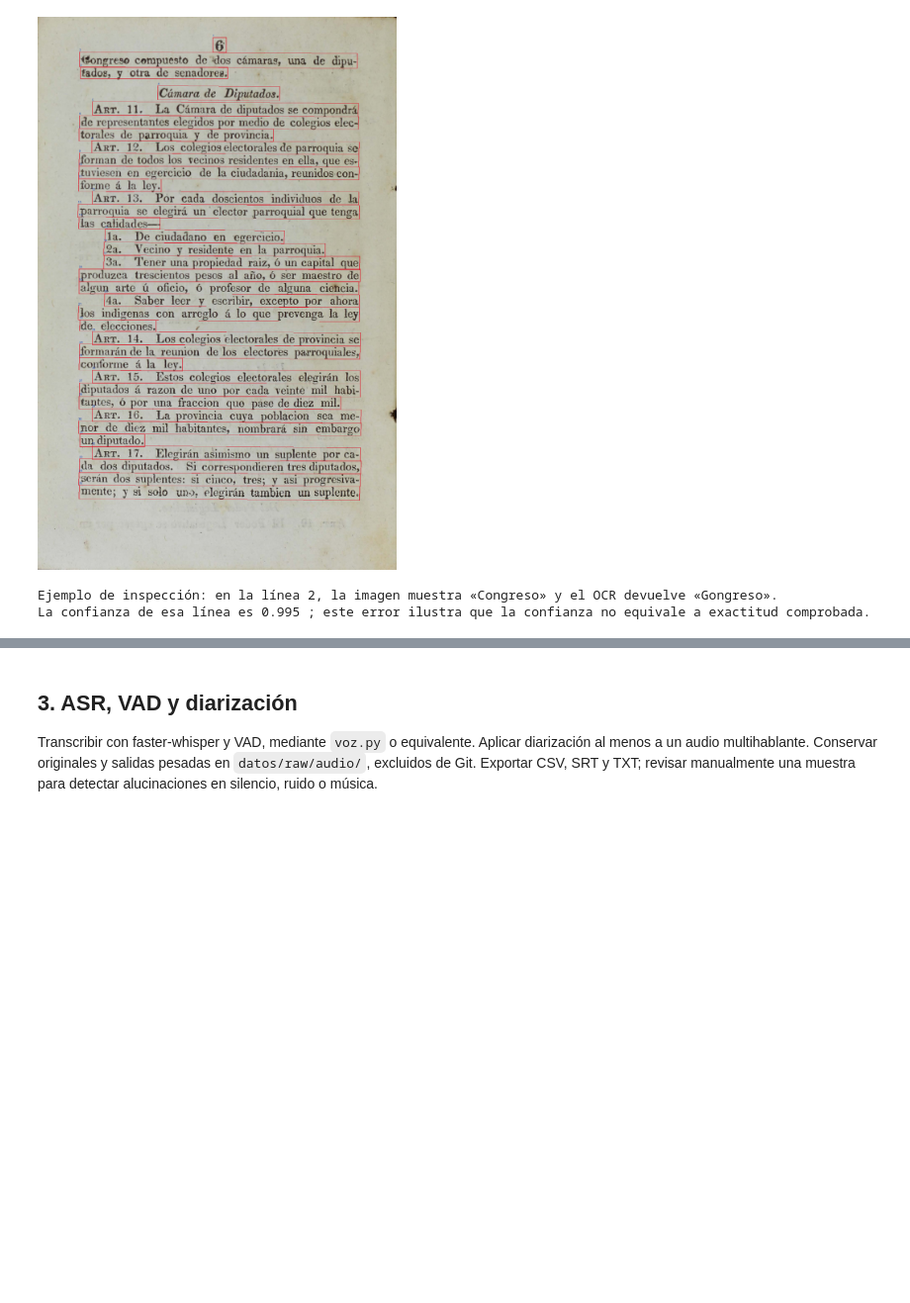
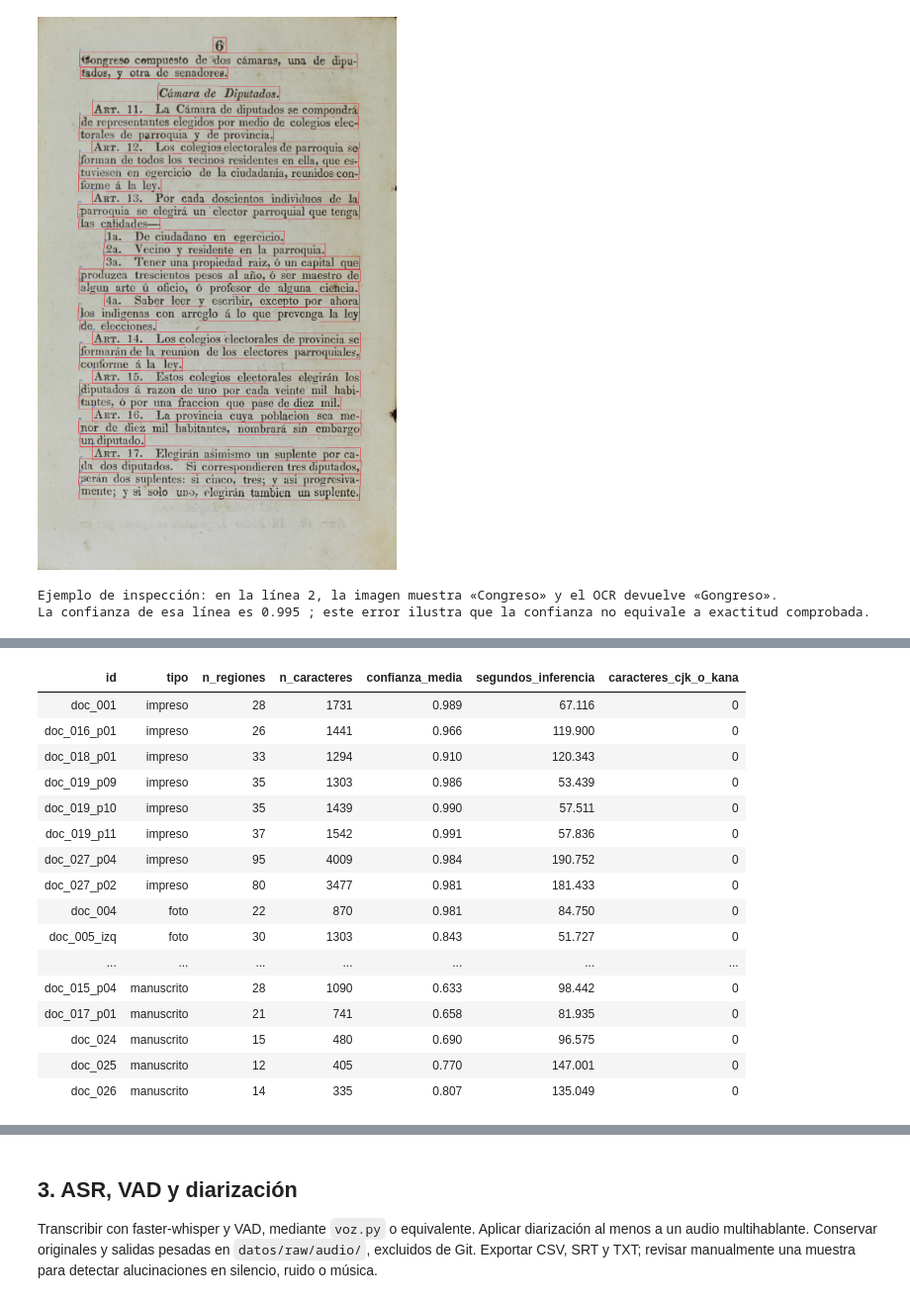
Before and after one commit to bocchienjoyer/python_intermedio, a Jupyter notebook: tarea_2/01_extraccion.ipynb, the cells around one changed output, grey strips where cells are left out. Shown at 99% size. Drawn from its saved outputs; the diff is of its cells as text; code cells hidden in the pictures; blank space fills up the shorter version.

Commit message:
ocr: procesar los 25 documentos con configuracion fija

```diff
--- a/tarea_2/01_extraccion.ipynb
+++ b/tarea_2/01_extraccion.ipynb
@@ -2204,0 +2361,84 @@ La confianza de esa línea es 0.995 ; este error ilustra que la confianza no equ
+# %%
+# Resumen de la inferencia: solo medidas e identificadores, sin texto no revisado.
+from pathlib import Path
+import json
+import csv
+import pandas as pd
+import unicodedata
+from IPython.display import display, HTML
+
+RAIZ = Path.cwd() if (Path.cwd() / "datos").is_dir() else Path.cwd() / "tarea_2"
+resumen_ocr = json.loads((RAIZ / "datos/raw/documentos/ocr_base/resumen.json").read_text(encoding="utf-8"))
+assert len(resumen_ocr) == 25 and len({f["id"] for f in resumen_ocr}) == 25
+tabla_ocr = pd.DataFrame(resumen_ocr)
+# Alerta de inspección, sin modificar los caracteres reconocidos.
+alertas_cjk = []
+for fila in resumen_ocr:
+    texto_crudo = (RAIZ / fila["carpeta_ocr"] / "texto.txt").read_text(encoding="utf-8")
+    alertas_cjk.append(sum(
+        any(etiqueta in unicodedata.name(c, "") for etiqueta in ["CJK", "HIRAGANA", "KATAKANA"])
+        for c in texto_crudo))
+tabla_ocr["caracteres_cjk_o_kana"] = alertas_cjk
+columnas_resumen = ["id", "tipo", "n_regiones", "n_caracteres", "confianza_media", "segundos_inferencia", "caracteres_cjk_o_kana"]
+display(HTML(tabla_ocr[columnas_resumen].to_html(index=False, float_format=lambda x: f"{x:.3f}")))
+por_tipo_ocr = tabla_ocr.groupby("tipo", sort=False).agg(
+    documentos=("id", "count"), regiones=("n_regiones", "sum"),
+    caracteres=("n_caracteres", "sum"), segundos_inferencia=("segundos_inferencia", "sum"))
+display(HTML(por_tipo_ocr.to_html(float_format=lambda x: f"{x:.2f}")))
+
+# El identificador de modelo confirma la inferencia, sin publicar texto no revisado.
+with (RAIZ / "datos/documentos.csv").open(encoding="utf-8", newline="") as archivo:
+    lector = csv.DictReader(archivo)
+    columnas = lector.fieldnames
+    documentos = list(lector)
+etiqueta_modelo = "PaddleOCR 3.7.0; PP-OCRv6_medium_det+PP-OCRv6_medium_rec; es; CPU; modelos/ocr_base.json"
+ids_procesados = set(tabla_ocr["id"])
+for fila in documentos:
+    if fila["id"] in ids_procesados:
+        fila["modelo_ocr"] = etiqueta_modelo
+with (RAIZ / "datos/documentos.csv").open("w", encoding="utf-8", newline="") as archivo:
+    escritor = csv.DictWriter(archivo, fieldnames=columnas, lineterminator="\n")
+    escritor.writeheader()
+    escritor.writerows(documentos)
+with (RAIZ / "datos/fuentes.csv").open(encoding="utf-8", newline="") as archivo:
+    lector = csv.DictReader(archivo)
+    columnas_fuentes = lector.fieldnames
+    fuentes = list(lector)
+por_id_ocr = {f["id"]: f for f in resumen_ocr}
+for fila in fuentes:
+    if fila["id"] in ids_procesados and fila["id"] != "doc_019_p10":
+        fila["seleccion"] = "ocr_crudo_generado"
+        fila["observaciones"] = (
+            f"Resultado OCR con configuración fija: {por_id_ocr[fila['id']]['n_regiones']} regiones. "
+            "Original, texto crudo, geometría y recortes conservados en datos/raw/documentos/ocr_base/. "
+            "Texto reservado para revisión y seudonimización antes de publicarlo.")
+with (RAIZ / "datos/fuentes.csv").open("w", encoding="utf-8", newline="") as archivo:
+    escritor = csv.DictWriter(archivo, fieldnames=columnas_fuentes, lineterminator="\n")
+    escritor.writeheader()
+    escritor.writerows(fuentes)
+print("Documentos con inferencia registrada:", len(tabla_ocr))
+print("Regiones reconocidas:", int(tabla_ocr["n_regiones"].sum()))
+print("Documentos sin regiones reconocidas:", int((tabla_ocr["n_regiones"] == 0).sum()))
+print("Referencias manuales: vacías; CER aún no calculado.")
+print("La confianza describe la salida del modelo; no se interpreta como exactitud ni reemplaza el CER.")
+print("Los textos crudos de los 24 documentos adicionales permanecen fuera de Git hasta su revisión.")
+
+print("Documentos con alerta CJK/kana:", int((tabla_ocr["caracteres_cjk_o_kana"] > 0).sum()))
+# %% [output]
+| id | tipo | n_regiones | n_caracteres | confianza_media | segundos_inferencia | caracteres_cjk_o_kana |
+| doc_001 | impreso | 28 | 1731 | 0.989 | 67.116 | 0 |
+| doc_016_p01 | impreso | 26 | 1441 | 0.966 | 119.900 | 0 |
+| doc_018_p01 | impreso | 33 | 1294 | 0.910 | 120.343 | 0 |
+| doc_019_p09 | impreso | 35 | 1303 | 0.986 | 53.439 | 0 |
+| doc_019_p10 | impreso | 35 | 1439 | 0.990 | 57.511 | 0 |
+| doc_019_p11 | impreso | 37 | 1542 | 0.991 | 57.836 | 0 |
+| doc_027_p04 | impreso | 95 | 4009 | 0.984 | 190.752 | 0 |
+| doc_027_p02 | impreso | 80 | 3477 | 0.981 | 181.433 | 0 |
+| doc_004 | foto | 22 | 870 | 0.981 | 84.750 | 0 |
+| doc_005_izq | foto | 30 | 1303 | 0.843 | 51.727 | 0 |
+| ... | ... | ... | ... | ... | ... | ... |
+| doc_015_p04 | manuscrito | 28 | 1090 | 0.633 | 98.442 | 0 |
+| doc_017_p01 | manuscrito | 21 | 741 | 0.658 | 81.935 | 0 |
+| doc_024 | manuscrito | 15 | 480 | 0.690 | 96.575 | 0 |
+| doc_025 | manuscrito | 12 | 405 | 0.770 | 147.001 | 0 |
+| doc_026 | manuscrito | 14 | 335 | 0.807 | 135.049 | 0 |
```
Also changed, not shown: parts of 5 cells of this notebook, 2 other files.
